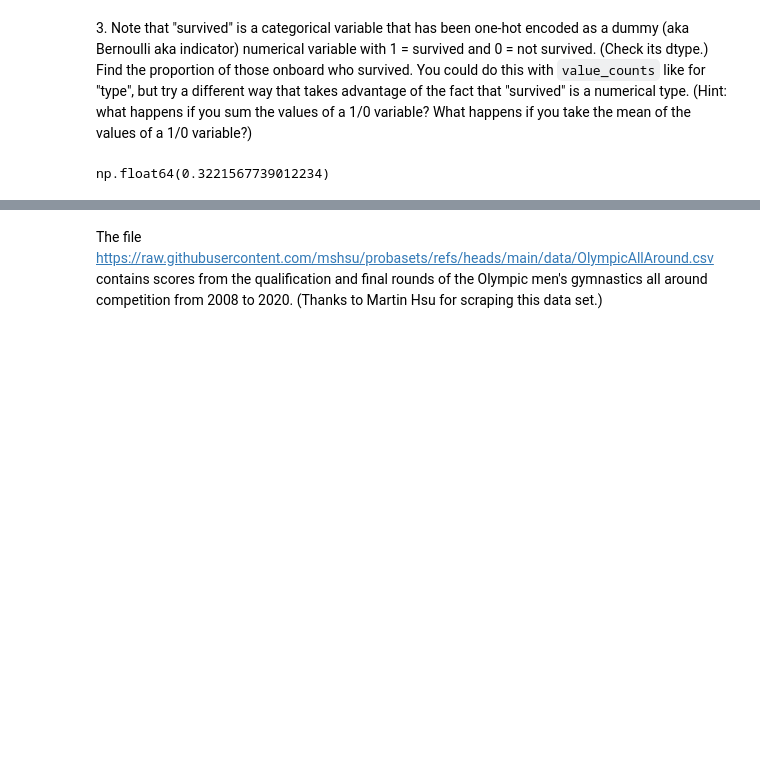
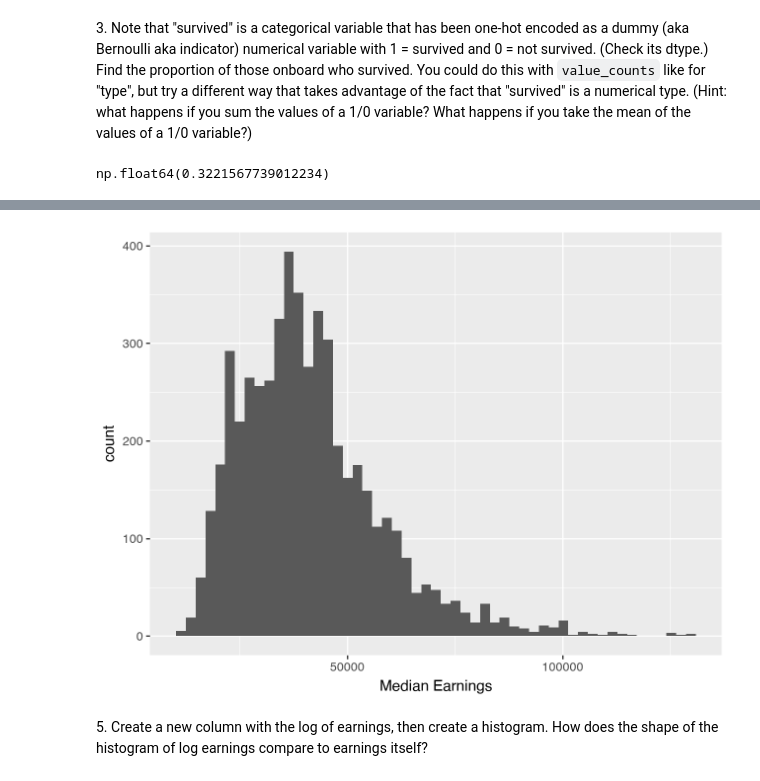
Before and after one commit to gato365/gsb5544_instructor_learn_prep, a Jupyter notebook: assignments/practice_activities/week_2/data_wrangling/GSB5544_PA_2_2_data_wrangling-solution.ipynb, the cells around one changed output, grey strips where cells are left out. Saved outputs shown, nothing was run; the diff lists cells and outputs as text; code cells hidden in the pictures; blank space fills up the shorter version.

```diff
--- a/assignments/practice_activities/week_2/data_wrangling/GSB5544_PA_2_2_data_wrangling-solution.ipynb
+++ b/assignments/practice_activities/week_2/data_wrangling/GSB5544_PA_2_2_data_wrangling-solution.ipynb
@@ -201,2 +248,10 @@ state_weighted_mean.plot.bar(figsize=(12, 4))
+# %%
+from plotnine import *
+
+(ggplot(df_college2, aes(x = "Median Earnings"))
+ + geom_histogram()
+)
+# %% [output]
+[figure, added]
 # %% [markdown]
-The file https://raw.githubusercontent.com/mshsu/probasets/refs/heads/main/data/OlympicAllAround.csv contains scores from the qualification and final rounds of the Olympic men's gymnastics all around competition from 2008 to 2020. (Thanks to Martin Hsu for scraping this data set.)
+5\. Create a new column with the log of earnings, then create a histogram. How does the shape of the histogram of log earnings compare to earnings itself?
```
Also changed, not shown: parts of 116 cells of this notebook, 2 other files.
